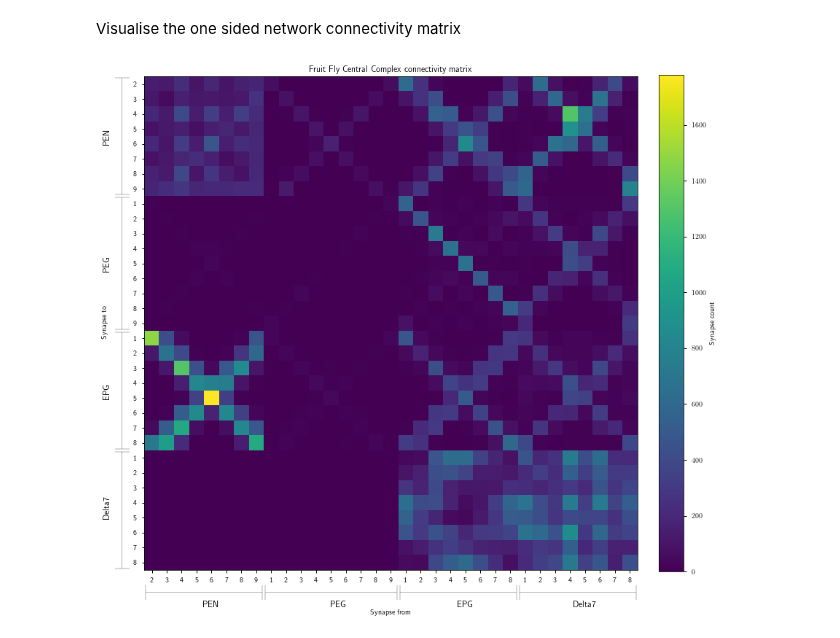
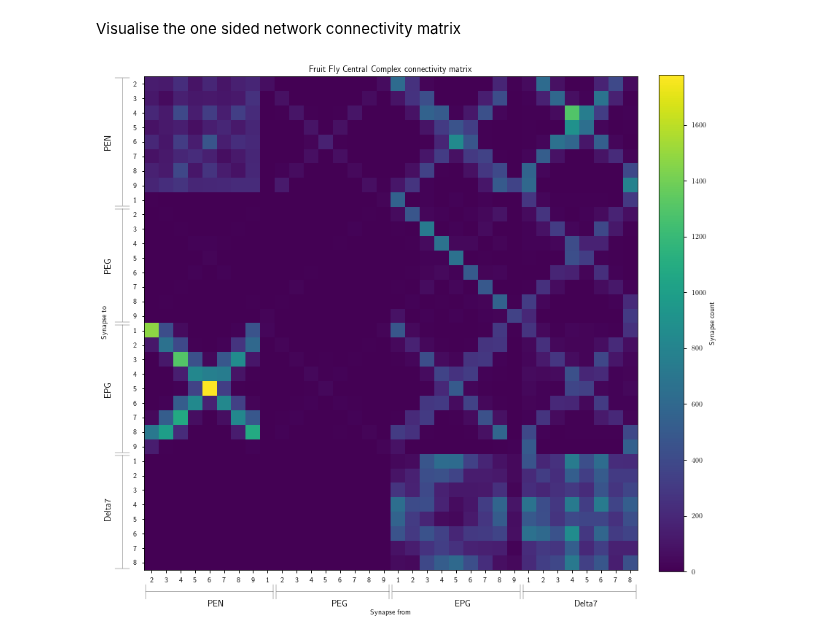
Before and after one commit to Dominic-DallOsto/insect-navigation-sinusoidal-optimality, a Jupyter notebook: fruit_fly_data_analysis.ipynb, the cells around one changed output. Drawn from its saved outputs; the diff is of its cells as text; code cells hidden in the pictures.

Commit message:
Add EPGt neurons to fruit fly data analysis Didn't see them in the list of neuron types before

```diff
--- a/fruit_fly_data_analysis.ipynb
+++ b/fruit_fly_data_analysis.ipynb
@@ -103,7 +103,7 @@ plt.title('Fruit Fly Central Complex connectivity matrix')
 plt.xticks([])
 plt.yticks([])
 
-type_borders = np.cumsum([0,len(pen1)+len(pen2),len(peg),len(epg),len(d7)])
+type_borders = np.cumsum([0,len(pen),len(peg),len(epg),len(d7)])
 
 for start,stop,type in zip(type_borders[:-1], type_borders[1:],['PEN','PEG','EPG','Delta7']):
 	bar_distance = 3
@@ -206,7 +206,7 @@ all_neuron_instances = pd.concat((
 # create a list of the index of the unique neuron type + glomerulus group to which each individual neuron belongs so we can do the grouping - `neuron_group_indices`
 neuron_groups, unique_indices = np.unique(all_neuron_instances, return_index=True)
 neuron_groups = list(neuron_groups[np.argsort(unique_indices)])
-neuron_group_indices = [neuron_groups.index(instance) for instance in all_neuron_instances]
+neuron_group_indices = np.array([neuron_groups.index(instance) for instance in all_neuron_instances])
 # %% [markdown]
 We can check how many neurons were assigned to each group. It isn't evenly distributed, but there aren't any extremely significant outliers
 # %%
@@ -244,7 +244,8 @@ plt.title('Fruit Fly Central Complex connectivity matrix')
 plt.xticks(np.arange(len(neuron_groups)), [s.split('_')[1] for s in neuron_groups])
 plt.yticks(np.arange(len(neuron_groups)), [s.split('_')[1] for s in neuron_groups])
 
-type_borders = np.cumsum([0,16,18,16,8])
+num_neuron_groups_by_type = lambda type: len([neuron for neuron in neuron_groups if neuron.startswith(type)])
+type_borders = np.cumsum([0]+[num_neuron_groups_by_type(t) for t in ['PEG','PEN','EPG','D7']])
 
 for start,stop,type in zip(type_borders[:-1], type_borders[1:],['PEN','PEG','EPG','Delta7']):
 	bar_distance = 3
@@ -276,7 +277,7 @@ all_neuron_instances = pd.concat((
 # create a list of the index of the unique neuron type + glomerulus group to which each individual neuron belongs so we can do the grouping - `neuron_group_indices`
 neuron_groups, unique_indices = np.unique(all_neuron_instances, return_index=True)
 neuron_groups = list(neuron_groups[np.argsort(unique_indices)])
-neuron_group_indices = [neuron_groups.index(instance) for instance in all_neuron_instances]
+neuron_group_indices = np.array([neuron_groups.index(instance) for instance in all_neuron_instances])
 # %%
 # create the one sided connectivity_matrix
 connectivity_matrix_one_sided = np.zeros((len(neuron_groups), len(neuron_groups)))
@@ -296,25 +297,26 @@ Visualise the one sided network connectivity matrix
 # %%
 plt.figure(figsize=(12,12))
 im = plt.imshow(connectivity_matrix_one_sided.T)
 plt.xlabel('\n\n\nSynapse from')
 plt.ylabel('Synapse to\n\n\n')
 plt.title('Fruit Fly Central Complex connectivity matrix')
 plt.xticks(np.arange(len(neuron_groups)), [s.split('_')[1] for s in neuron_groups])
 plt.yticks(np.arange(len(neuron_groups)), [s.split('_')[1] for s in neuron_groups])
 
-type_borders = np.cumsum([0,8,9,8,8])
+num_neuron_groups_by_type = lambda type: len([neuron for neuron in neuron_groups if neuron.startswith(type)])
+type_borders = np.cumsum([0]+[num_neuron_groups_by_type(t) for t in ['PEG','PEN','EPG','D7']])
 
 for start,stop,type in zip(type_borders[:-1], type_borders[1:],['PEN','PEG','EPG','Delta7']):
 	bar_distance = 1.5
 	plt.annotate('',xy=(start-.5,plt.ylim()[0]+bar_distance),xytext=(stop-.5,plt.ylim()[0]+bar_distance), arrowprops=dict(arrowstyle='|-|',facecolor='red'), annotation_clip=False)
 	plt.annotate('',xy=(plt.xlim()[0]-bar_distance,start-.5),xytext=(plt.xlim()[0]-bar_distance,stop-.5), arrowprops=dict(arrowstyle='|-|',facecolor='red'), annotation_clip=False)
 
 	plt.annotate(type,xy=((start+stop)/2,plt.ylim()[0]+bar_distance+1), annotation_clip=False, fontsize=12, horizontalalignment='center')
 	plt.annotate(type,xy=(plt.xlim()[0]-bar_distance-1,(start+stop)/2), annotation_clip=False, fontsize=12, horizontalalignment='center', rotation=90)
 
 plt.colorbar(im, fraction=0.046, pad=0.04, label='Synapse count')
 plt.tight_layout()
 plt.savefig('plots/janelia-connectivity-matrix-grouped-one-side.pdf')
 plt.show()
 # %% [output]
-[figure, old version]
+[figure, new version]
```
Also changed, not shown: parts of 15 cells of this notebook, 4 other files.
